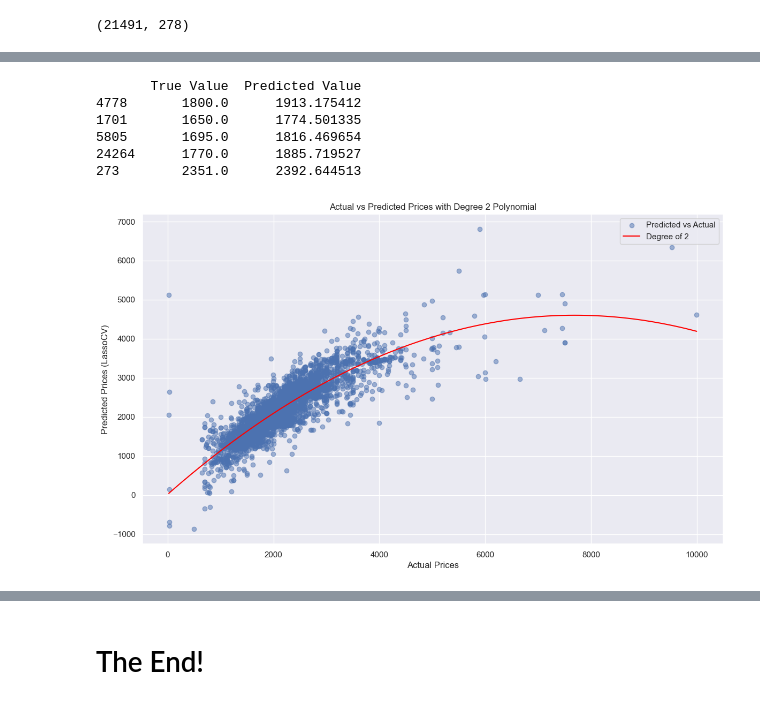
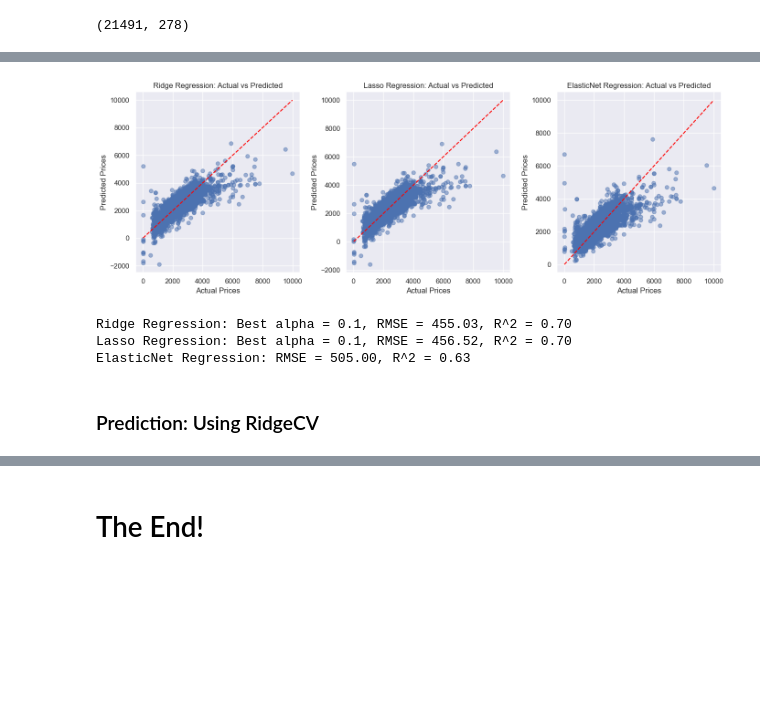
Before and after one commit to Normalitan/Canadian-Rental-Data-Analysis-, a Jupyter notebook: TheRegressionAttempt.ipynb, the cells around one changed output, grey strips where cells are left out. Cells and saved outputs as stored; diff of their text form; code cells hidden in the pictures; blank space fills up the shorter version.

```diff
--- a/TheRegressionAttempt.ipynb
+++ b/TheRegressionAttempt.ipynb
@@ -368,13 +254,0 @@ Best MAE: 129.71
-# %%
-poly_model = np.poly1d(np.polyfit(y_test, y_pred_lasso, 2)) # best degree found is degree = 2
-y_pred_poly = poly_model(y_test) # Make predictions using polynomial model
-comparison_df = pd.DataFrame({'True Value': y_test, 'Predicted Value': y_pred_poly}) # DataFrame for comparison
-
-print(comparison_df.head())
-# %% [output]
-       True Value  Predicted Value
-4778       1800.0      1913.175412
-1701       1650.0      1774.501335
-5805       1695.0      1816.469654
-24264      1770.0      1885.719527
-273        2351.0      2392.644513
@@ -384,17 +255,39 @@ print(comparison_df.head())
-# %%
-# Scatter plot of actual vs predicted prices
-plt.figure(figsize=(14, 8))
-plt.scatter(y_test, y_pred_lasso, alpha=0.5, label='Predicted vs Actual')
-
-# Degree of 2 polynomial
-poly = np.poly1d(np.polyfit(y_test, y_pred_lasso, 2))
-x_range = np.linspace(min(y_test), max(y_test), 100)
-plt.plot(x_range, poly(x_range), color='red', label='Degree of 2')
-
-plt.xlabel('Actual Prices')
-plt.ylabel('Predicted Prices (LassoCV)')
-plt.title('Actual vs Predicted Prices with Degree 2 Polynomial')
-plt.legend()
-plt.show()
-# %% [output]
-[figure, removed]
+# %%
+# Actual vs. Predicted Plots
+plt.figure(figsize=(14, 5))
+
+# Ridge
+plt.subplot(1, 3, 1)
+plt.scatter(y_test, y_pred_ridge, alpha=0.5)
+plt.plot([y_test.min(), y_test.max()], [y_test.min(), y_test.max()], color='red', linestyle='--')
+plt.title('Ridge Regression: Actual vs Predicted')
+plt.xlabel('Actual Prices')
+plt.ylabel('Predicted Prices')
+
+# Lasso
+plt.subplot(1, 3, 2)
+plt.scatter(y_test, y_pred_lasso, alpha=0.5)
+plt.plot([y_test.min(), y_test.max()], [y_test.min(), y_test.max()], color='red', linestyle='--')
+plt.title('Lasso Regression: Actual vs Predicted')
+plt.xlabel('Actual Prices')
+plt.ylabel('Predicted Prices')
+
+# ElasticNet
+plt.subplot(1, 3, 3)
+plt.scatter(y_test, y_pred_enet, alpha=0.5)
+plt.plot([y_test.min(), y_test.max()], [y_test.min(), y_test.max()], color='red', linestyle='--')
+plt.title('ElasticNet Regression: Actual vs Predicted')
+plt.xlabel('Actual Prices')
+plt.ylabel('Predicted Prices')
+
+plt.tight_layout()
+plt.show()
+
+print(f'Ridge Regression: Best alpha = {best_alpha_ridge}, RMSE = {rmse_ridge:.2f}, R^2 = {r2_ridge:.2f}')
+print(f'Lasso Regression: Best alpha = {best_alpha_lasso}, RMSE = {rmse_lasso:.2f}, R^2 = {r2_lasso:.2f}')
+print(f'ElasticNet Regression: RMSE = {rmse_enet:.2f}, R^2 = {r2_enet:.2f}')
+# %% [output]
+[figure, added]
+Ridge Regression: Best alpha = 0.1, RMSE = 455.03, R^2 = 0.70
+Lasso Regression: Best alpha = 0.1, RMSE = 456.52, R^2 = 0.70
+ElasticNet Regression: RMSE = 505.00, R^2 = 0.63
@@ -400,0 +302,2 @@ plt.show()
+# %% [markdown]
+### Prediction: Using RidgeCV
```
Also changed, not shown: parts of 29 cells of this notebook.
